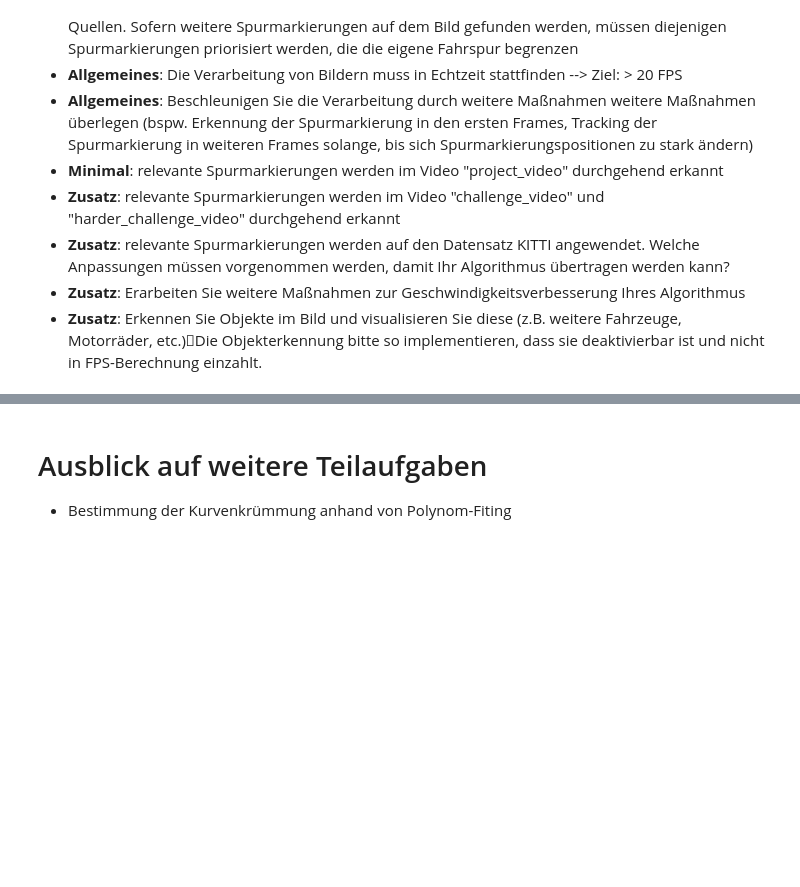
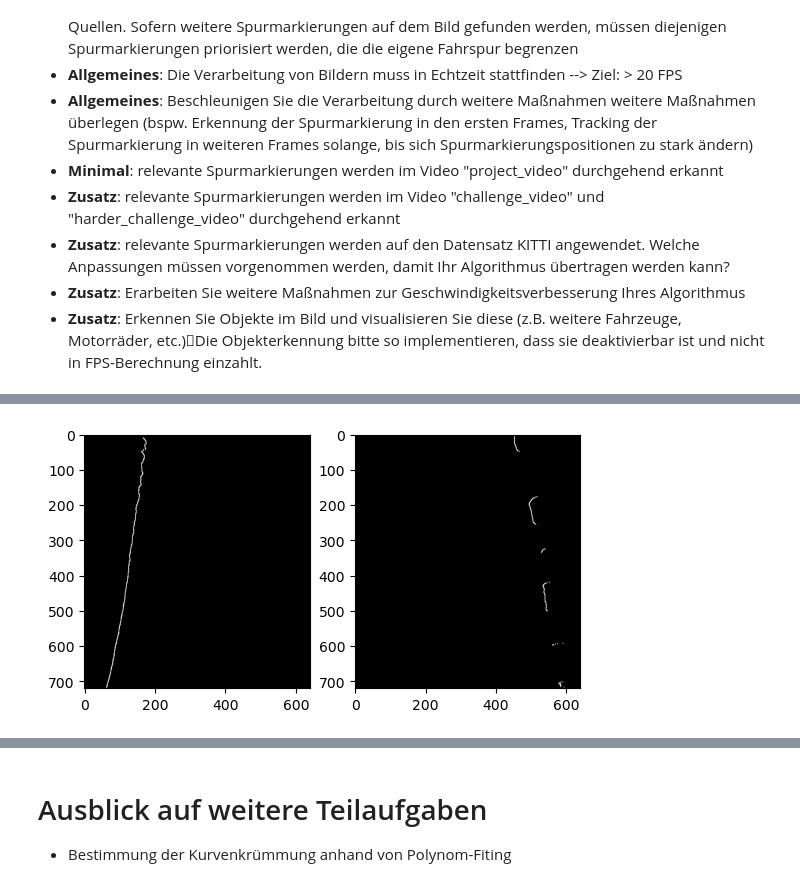
Before and after one commit to viccistrobel/DBV_Spurerkennung, a Jupyter notebook: Projekt_Spurerkennung_v6/Projekt_Spurerkennung_v2.ipynb, the cells around one changed output, grey strips where cells are left out. Cells and saved outputs as stored; diff of their text form; code cells hidden in the pictures; blank space fills up the shorter version.

```diff
--- a/Projekt_Spurerkennung_v6/Projekt_Spurerkennung_v2.ipynb
+++ b/Projekt_Spurerkennung_v6/Projekt_Spurerkennung_v2.ipynb
@@ -177,0 +169,100 @@ plt.show()
+# %%
+# Anwenden Polyfitting
+
+w = len(black_white[1])
+
+# Teile Bild in 2 und wende filterung an
+left_half = black_white[:,0:int(w/2)]
+right_half = black_white[:,int(w/2):w]
+
+kernel = np.array([[1,0,-1],[1,0,-1],[1,0,-1]],np.float32)
+left_half = cv.filter2D(left_half,-1,kernel)
+kernel = np.array([[-1,0,1],[-1,0,1],[-1,0,1]],np.float32)
+right_half = cv.filter2D(right_half,-1,kernel)
+
+plt.subplot(1,2,1)
+plt.imshow(left_half, cmap='gray')
+plt.subplot(1,2,2)
+plt.imshow(right_half, cmap='gray')
+plt.show()
+
+
+# Wandle bild in Menge an Punkten um
+
+right_x = []
+right_y = []
+
+# Funktion um x- und y-Koordinaten der weißen Pixel zu bekommen
+def get_points(half):
+    x = []
+    y = []
+    for row in range(0, len(half)):
+        for column in range(0, len(half[0])):
+            pixel = half[row, column]
+            if pixel >= 255:
+                x.append(column)
+                y.append(row)
+    return (x,y)
+
+left_x, left_y = get_points(left_half)
+right_x, right_y = get_points(right_half)
+
+# plt.subplot(1,2,1)
+# plt.plot(left_x, left_y, 'ob', label='Points')
+# plt.xlim([0, len(left_half[0])])
+# plt.ylim([0, len(left_half)])
+
+# plt.subplot(1,2,2)
+# plt.plot(right_x, right_y, 'or', label='Points')
+# plt.xlim([0, len(right_half[0])])
+# plt.ylim([0, len(right_half)])
+# plt.show()
+
+# Wende Polyfitting an mit Polynom 2. Grades
+
+def get_poly(x_n, y_n):
+    w = np.polyfit(x_n, y_n, 2)
+
+    xn = np.array(x_n)
+    yn1 = np.poly1d(w)(xn)
+
+    return (xn, yn1)
+
+left_xn, left_yn = get_poly(left_x, left_y)
+right_xn, right_yn = get_poly(right_x, right_y)
+
+plt.subplot(1,2,1)
+plt.plot(left_x, left_y, 'ob', label='Points')
+plt.plot(left_xn, left_yn, '-r', label='Polyn. 2. Grades')
+
+plt.xlim([0, len(left_half[0])])
+plt.ylim([0, len(left_half)])
+
+plt.subplot(1,2,2)
+plt.plot(right_x, right_y, 'ob', label='Points')
+plt.plot(right_xn, right_yn, '-r', label='Polyn. 2. Grades')
+
+plt.xlim([0, len(left_half[0])])
+plt.ylim([0, len(left_half)])
+plt.show()
+
+
+# Kombiniere linke und rechte Hälfte
+combined = np.concatenate((left_half, right_half), axis=1)
+right_xn += np.uint32(w/2) # addiere die hälfte der Bild breite zu eingezeichneter Linie
+
+plt.figure(figsize=(20,10))
+plt.subplot(1,2,1)
+plt.imshow(combined, cmap='gray')
+
+plt.plot(left_xn, left_yn, '-b', label='Polyn. 1. Grades')
+plt.plot(right_xn, right_yn, '-b', label='Polyn. 1. Grades')
+
+plt.subplot(1,2,2)
+plt.imshow(cv.cvtColor(img1_warp, cv.COLOR_BGR2RGB))
+plt.plot(left_xn, left_yn, '-b', linewidth = 10, label='Polyn. 1. Grades')
+plt.plot(right_xn, right_yn, '-b',  linewidth = 10, label='Polyn. 1. Grades')
+
+plt.show()
+# %% [output]
+[figure, added]
```
Also changed, not shown: parts of 3 cells of this notebook.
